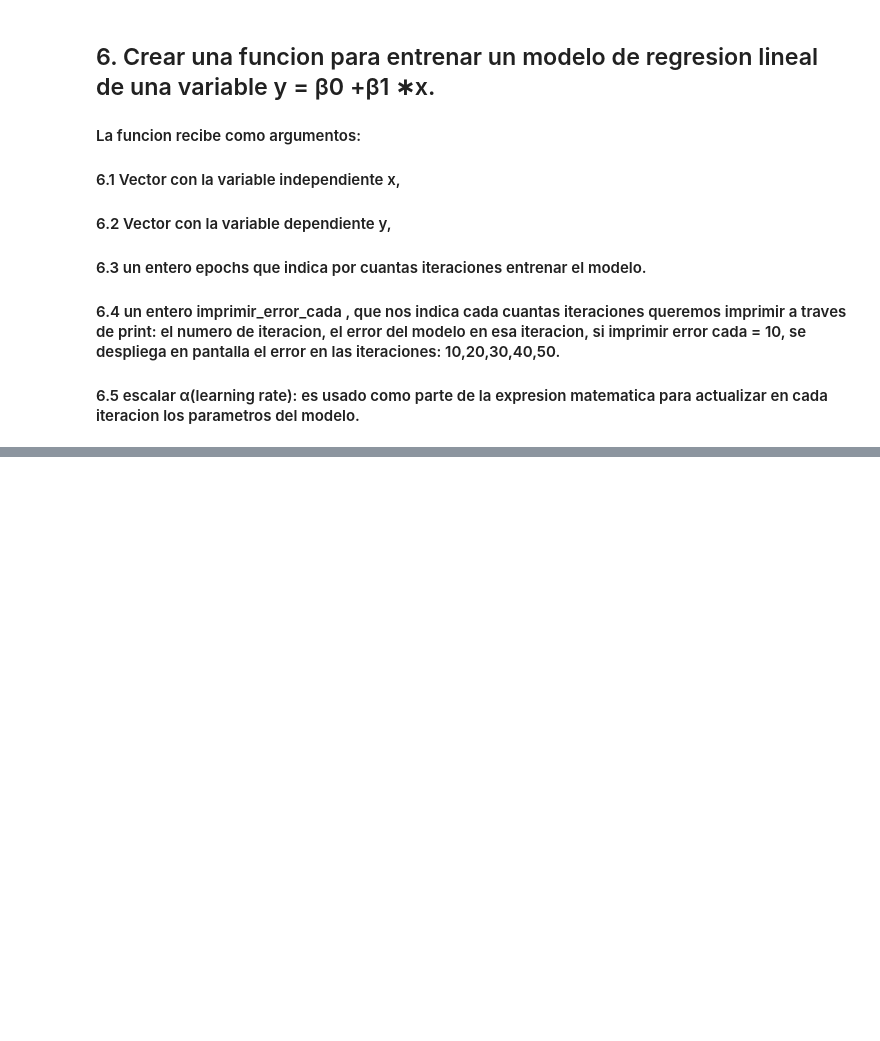
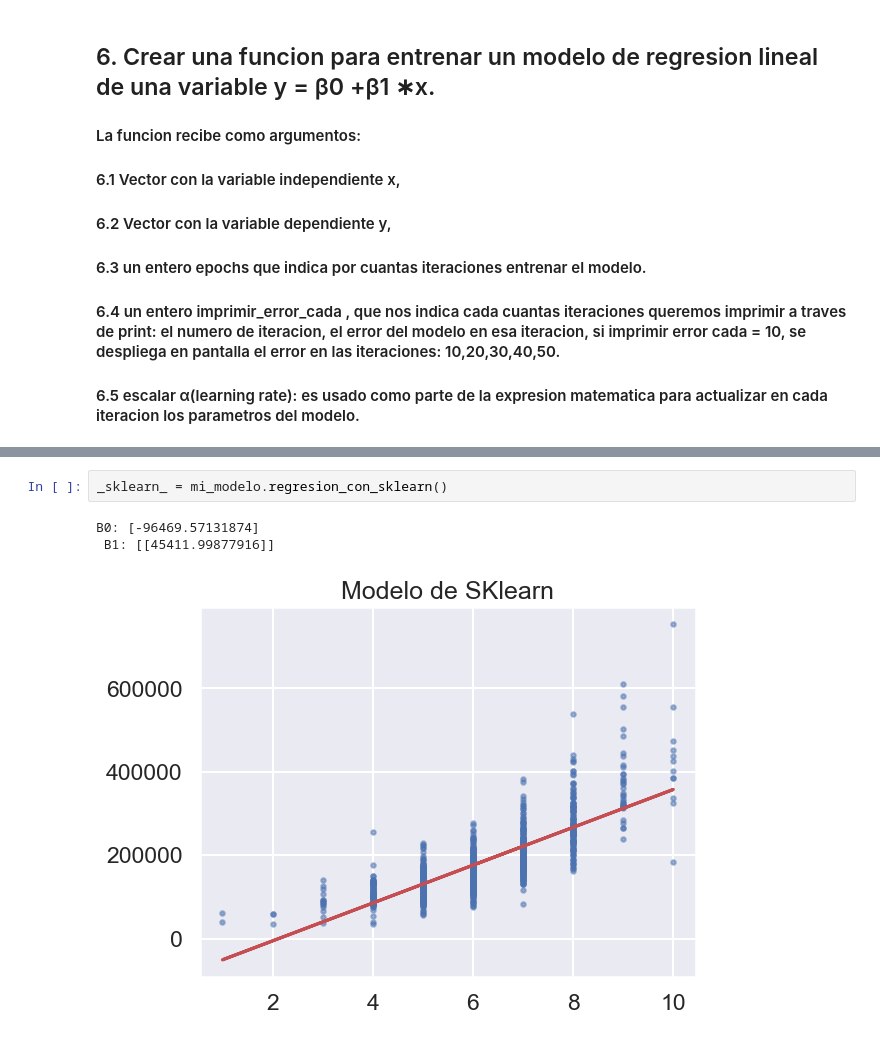
Before and after one commit to CarlosRisch/ProyectoRegresion, a Jupyter notebook: Proyecto1_RegresionLineal.ipynb, the cells around one changed output, grey strips where cells are left out. Saved outputs shown, nothing was run; the diff lists cells and outputs as text; blank space fills up the shorter version.

```diff
--- a/Proyecto1_RegresionLineal.ipynb
+++ b/Proyecto1_RegresionLineal.ipynb
@@ -405,0 +491,6 @@ betas: {1: array([[3564.70735873],
+# %%
+_sklearn_ = mi_modelo.regresion_con_sklearn()
+# %% [output]
+B0: [-96469.57131874]
+ B1: [[45411.99877916]]
+[figure, added]
```
Also changed, not shown: parts of 12 cells of this notebook.
